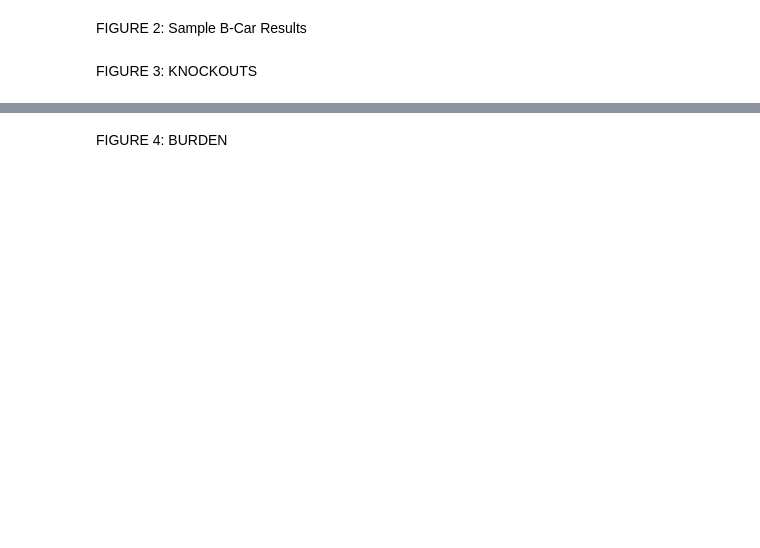
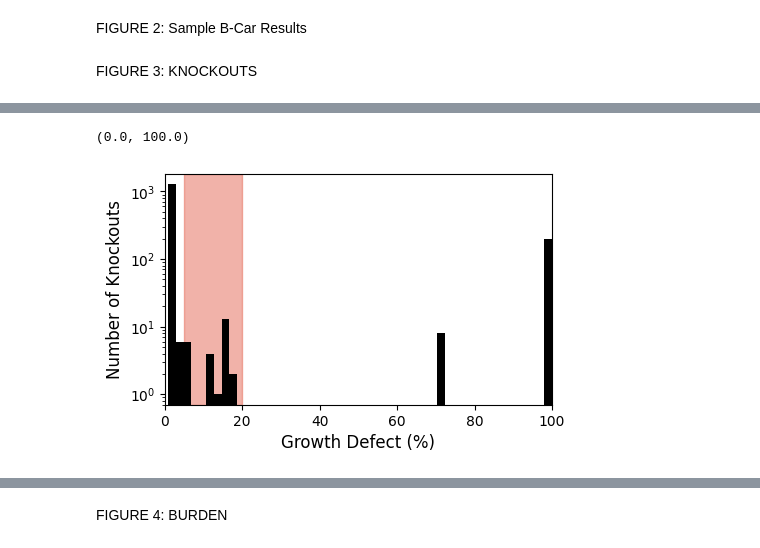
Before and after one commit to cjmerzbacher/joint-simulator, a Jupyter notebook: visualization/bcar_visualization.ipynb, the cells around one changed output, grey strips where cells are left out. Saved outputs shown, nothing was run; the diff lists cells and outputs as text; code cells hidden in the pictures; blank space fills up the shorter version.

```diff
--- a/visualization/bcar_visualization.ipynb
+++ b/visualization/bcar_visualization.ipynb
@@ -7,6 +7,7 @@ import numpy as np
 import colormaps as cmaps
 import os
 from statistics import median_low
+palette = cmaps.matter.discrete(14).colors
 # %% [markdown]
 FIGURE 2: Sample B-Car Results
 # %% [markdown]
@@ -77,0 +96,26 @@ N = 30
+# %%
+###FIGURE: Histogram of defects
+fig, ax = plt.subplots(1, 1, figsize=(5,3))
+
+#Unrunnable knockouts
+defects = list(sum_knockouts.defect)
+defects = defects + list(100*np.ones(21))
+
+#Complete shading
+# ax.axvspan(0, 5, alpha=0.5, color=palette[1])
+# ax.axvspan(5, 20, alpha=0.5, color=palette[3])
+# ax.axvspan(20, 90, alpha=0.5, color=palette[5])
+# ax.axvspan(90, 110, alpha=0.5, color=palette[8])
+
+#Intermediate knockouts shaded only
+ax.axvspan(5, 20, alpha=0.5, color=palette[5])
+
+ax.hist(defects, bins=50, color='black')
+
+ax.set_yscale('log')
+ax.set_ylabel('Number of Knockouts', fontsize=12)
+ax.set_xlabel('Growth Defect (%)', fontsize = 12)
+ax.set_xlim([0, 100])
+# %% [output]
+(0.0, 100.0)
+[figure, added]
```
Also changed, not shown: parts of 10 cells of this notebook, 1 other file.
